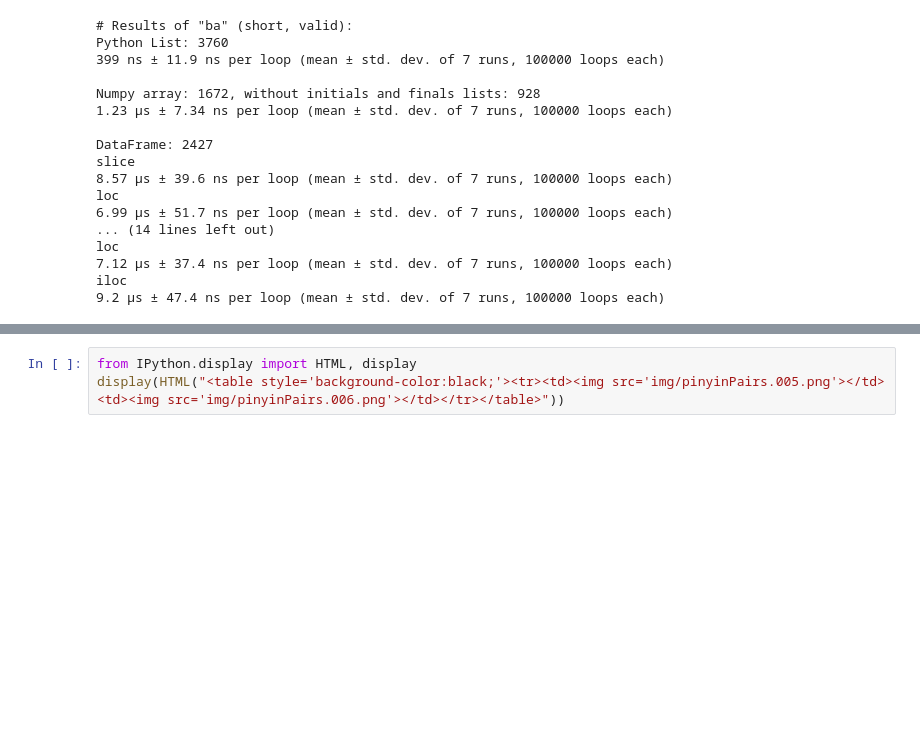
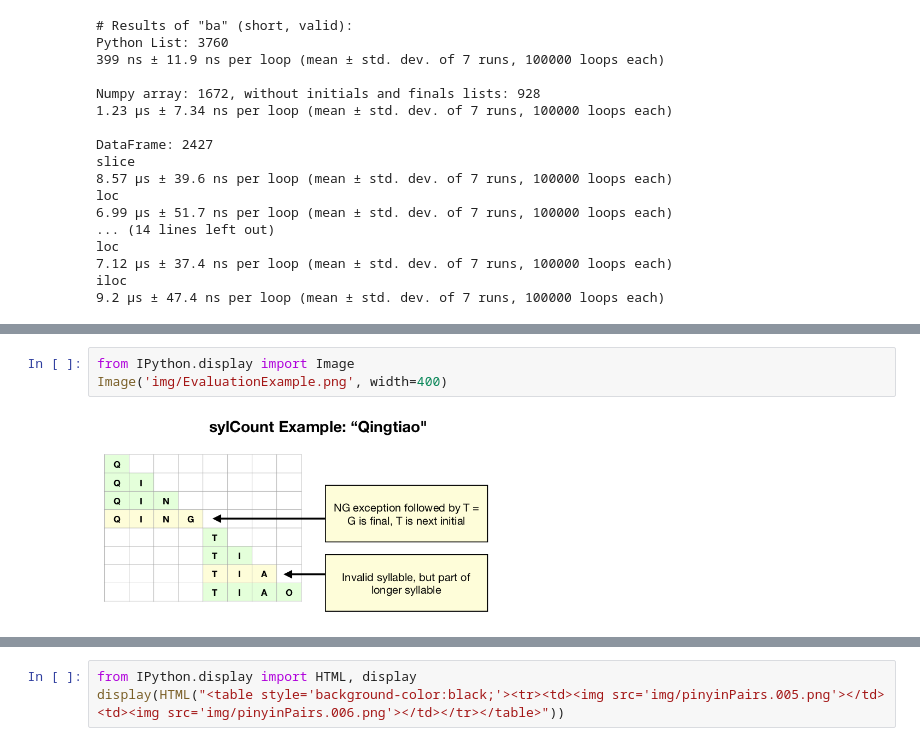
Before and after one commit to JHGFD82/ChineseSyllableCountGeneratorDraftNotes, a Jupyter notebook: Chinese Syllable Count Generator.ipynb, the cells around one changed output, grey strips where cells are left out. Drawn from its saved outputs; the diff is of its cells as text; blank space fills up the shorter version.

```diff
--- a/Chinese Syllable Count Generator.ipynb
+++ b/Chinese Syllable Count Generator.ipynb
@@ -192 +195,6 @@ The Python list resulted in the most significant disparity in time with a 3.28-m
+# %%
+from IPython.display import Image
+Image('img/EvaluationExample.png', width=400)
+# %% [output]
+[figure, added]
 # %% [markdown]
```
Also changed, not shown: parts of 19 cells of this notebook, 2 other files.
